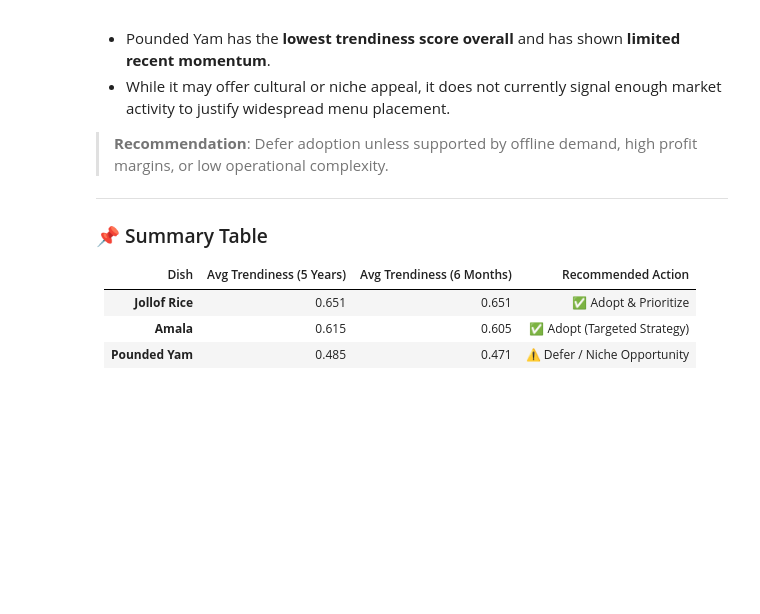
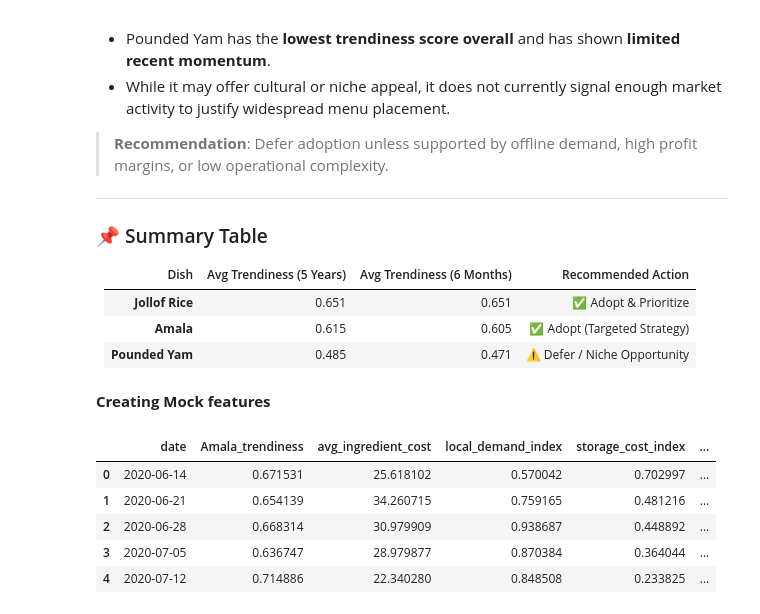
Before and after one commit to SaliuA/Amala-trend-detection-uk, a Jupyter notebook: trend_analysis.ipynb, the cells around one changed output. Cells and saved outputs as stored; diff of their text form; code cells hidden in the pictures; blank space fills up the shorter version.

```diff
--- a/trend_analysis.ipynb
+++ b/trend_analysis.ipynb
@@ -639,3 +680,32 @@ Based on the analysis of trendiness scores across a 5-year historical period and
 | **Jollof Rice**   | 0.651                     | 0.651                       | ✅ Adopt & Prioritize         |
 | **Amala**         | 0.615                     | 0.605                       | ✅ Adopt (Targeted Strategy)  |
 | **Pounded Yam**   | 0.485                     | 0.471                       | ⚠️ Defer / Niche Opportunity  |
+# %% [markdown]
+**Creating Mock features**
+# %%
+import numpy as np
+
+# Set random seed for reproducibility
+np.random.seed(42)
+
+# Add business-relevant mock features
+df['avg_ingredient_cost'] = np.random.uniform(20, 35, size=len(df))  # average cost of ingredients
+df['local_demand_index'] = np.random.uniform(0.5, 1.0, size=len(df))  # local market demand score
+df['storage_cost_index'] = np.random.uniform(0.2, 0.8, size=len(df))  # normalized storage cost index
+df['scalability_score'] = np.random.choice([0.3, 0.5, 0.7, 0.9], size=len(df))  # ease of scaling production
+df['supplier_stability_index'] = np.random.uniform(0.4, 1.0, size=len(df))  # reliability of suppliers
+df['is_festival_week'] = np.random.choice([0, 1], size=len(df))  # binary feature: festival or not
+df['repeat_customer_rate'] = np.random.uniform(0.2, 0.6, size=len(df))  # customer retention estimate
+df['marketing_mentions'] = np.random.randint(5, 30, size=len(df))  # social media or campaign exposure
+
+# Optional: Preview the final DataFrame
+df[['date', 'Amala_trendiness', 'avg_ingredient_cost', 'local_demand_index',
+    'storage_cost_index', 'scalability_score', 'supplier_stability_index',
+    'is_festival_week', 'repeat_customer_rate', 'marketing_mentions']].head()
+# %% [output]
+|  | date | Amala_trendiness | avg_ingredient_cost | local_demand_index | storage_cost_index | ... |
+| 0 | 2020-06-14 | 0.671531 | 25.618102 | 0.570042 | 0.702997 | ... |
+| 1 | 2020-06-21 | 0.654139 | 34.260715 | 0.759165 | 0.481216 | ... |
+| 2 | 2020-06-28 | 0.668314 | 30.979909 | 0.938687 | 0.448892 | ... |
+| 3 | 2020-07-05 | 0.636747 | 28.979877 | 0.870384 | 0.364044 | ... |
+| 4 | 2020-07-12 | 0.714886 | 22.340280 | 0.848508 | 0.233825 | ... |
```
Also changed, not shown: parts of 13 cells of this notebook, 3 other files.
